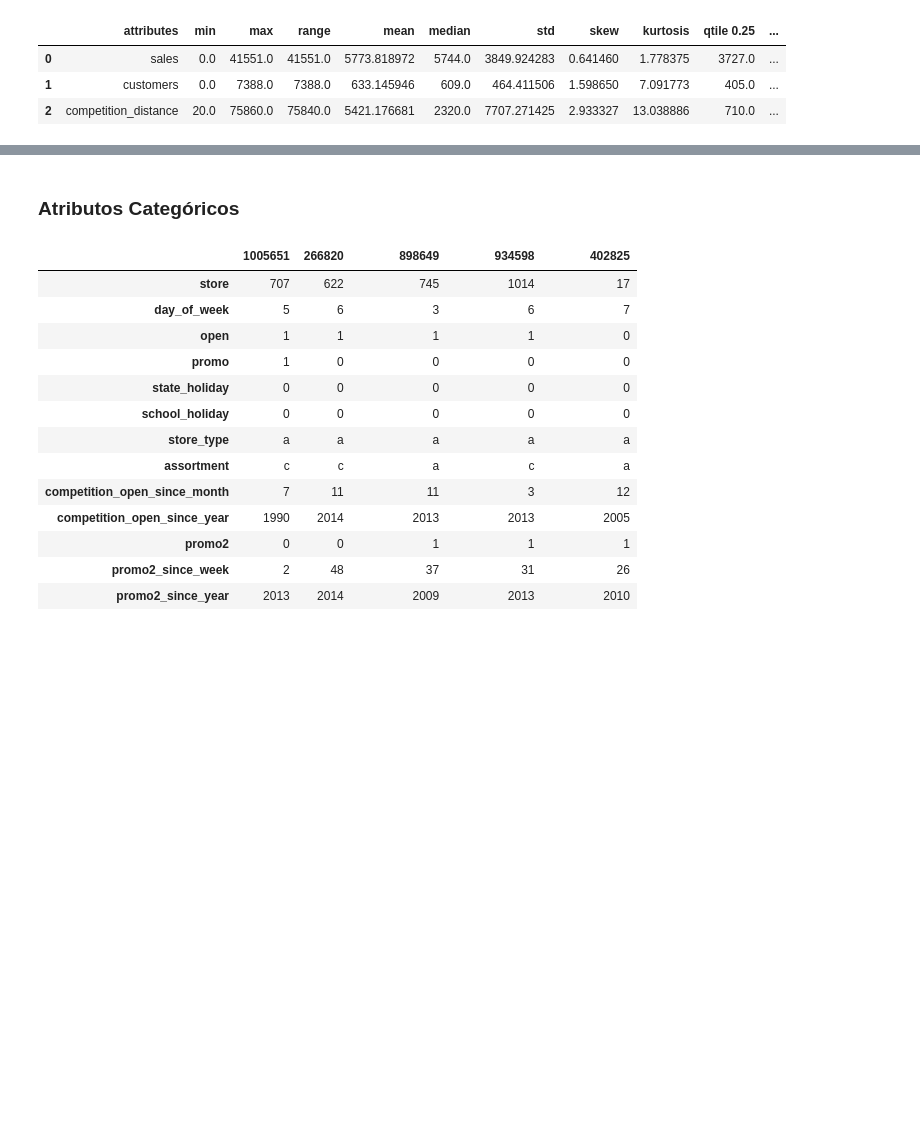
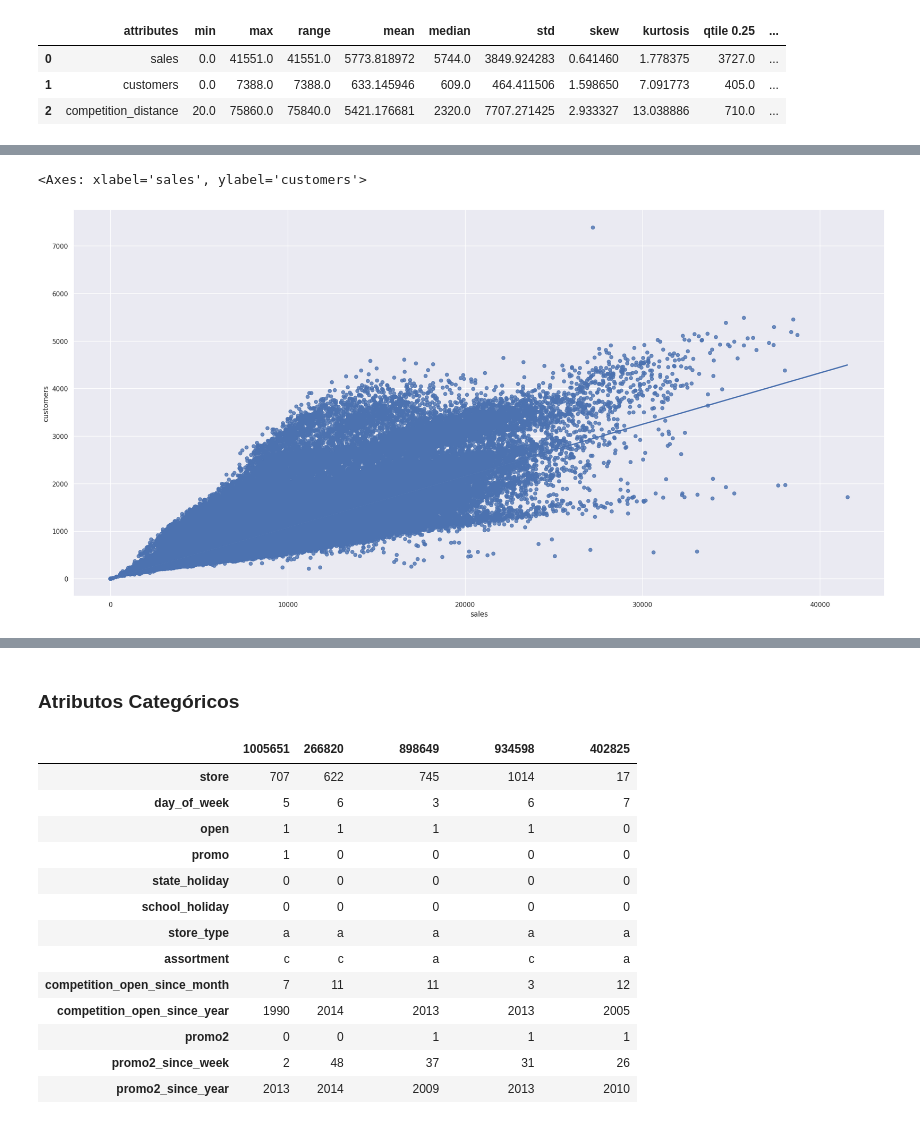
Before and after one commit to ricardosilvabr/rossmann-predict-sales, a Jupyter notebook: notebooks/v1_store_sales_prediction.ipynb, the cells around one changed output, grey strips where cells are left out. Cells and saved outputs as stored; diff of their text form; code cells hidden in the pictures; blank space fills up the shorter version.

```diff
--- a/notebooks/v1_store_sales_prediction.ipynb
+++ b/notebooks/v1_store_sales_prediction.ipynb
@@ -392,0 +411,5 @@ m
+# %%
+sns.regplot(x=df1["sales"], y=df1["customers"])
+# %% [output]
+<Axes: xlabel='sales', ylabel='customers'>
+[figure, added]
```
Also changed, not shown: parts of 8 cells of this notebook.
